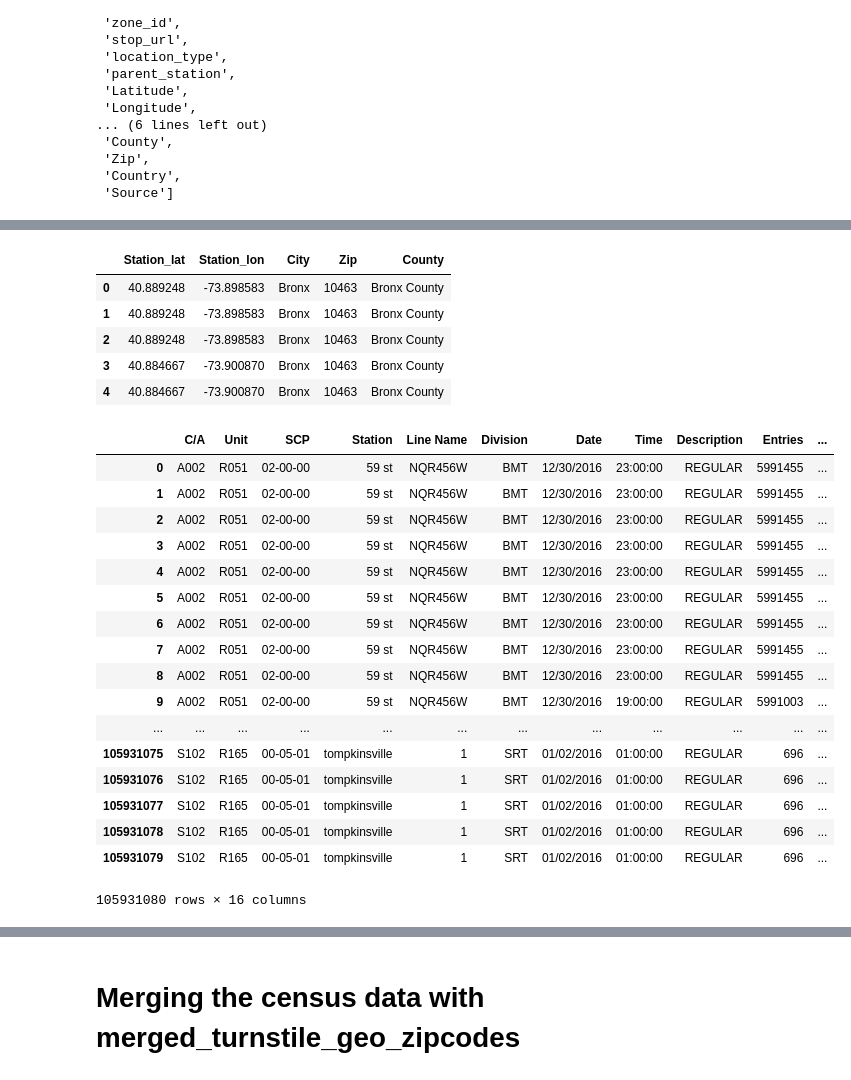
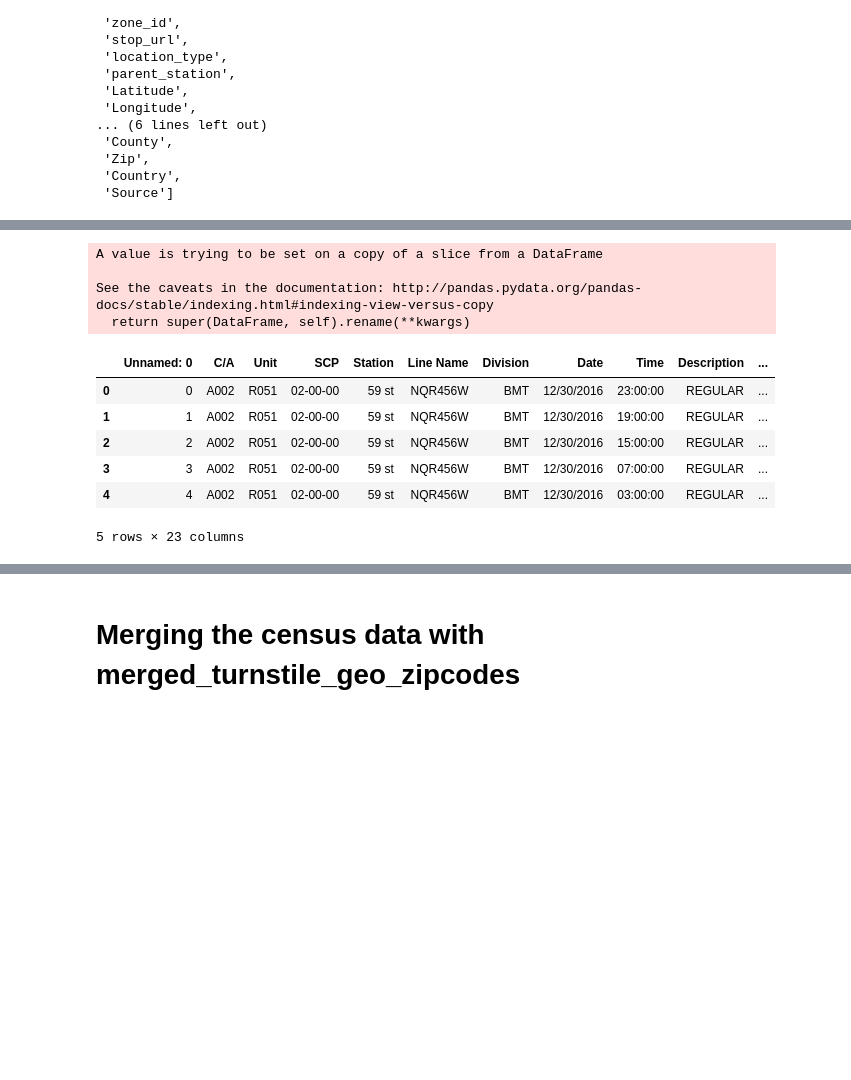
Before and after one commit to SuSu02202020/Final-Project, a Jupyter notebook: GeoLocation_Merged_Turnstile.ipynb, the cells around one changed output, grey strips where cells are left out. Saved outputs shown, nothing was run; the diff lists cells and outputs as text; code cells hidden in the pictures; blank space fills up the shorter version.

```diff
--- a/GeoLocation_Merged_Turnstile.ipynb
+++ b/GeoLocation_Merged_Turnstile.ipynb
@@ -87,6 +167,7 @@ list(df_geolocation)
 df_geolocation["stop_name"].nunique()
 # %% [output]
 380
+# %%
+df_geolocation = df_geolocation.drop_duplicates("stop_name")
 # %%
-new_df_geolocation = df_geolocation[['stop_name', 'stop_lat', 'stop_lon']].copy()
-new_df_geolocation.head()
+new_df_geolocation = df_geolocation[['stop_name', 'stop_lat', 'stop_lon']]
@@ -198,5 +267,4 @@ list(df_zicode)
  'Country',
  'Source']
 # %%
-new_df_zicode = df_zicode[['stop_lat', 'stop_lon', 'City', 'Zip', 'County' ]].copy()
-new_df_zicode.head()
+new_df_zicode = df_zicode[['stop_lat', 'stop_lon', 'City', 'Zip']]
@@ -210,32 +271,21 @@ new_df_zicode.head()
 # %%
 new_df_zicode.rename(columns = {'stop_lat': 'Station_lat', 'stop_lon': 'Station_lon'}, inplace=True)
-new_df_zicode.head()
 # %% [output]
-|  | Station_lat | Station_lon | City | Zip | County |
-| 0 | 40.889248 | -73.898583 | Bronx | 10463 | Bronx County |
-| 1 | 40.889248 | -73.898583 | Bronx | 10463 | Bronx County |
-| 2 | 40.889248 | -73.898583 | Bronx | 10463 | Bronx County |
-| 3 | 40.884667 | -73.900870 | Bronx | 10463 | Bronx County |
-| 4 | 40.884667 | -73.900870 | Bronx | 10463 | Bronx County |
+A value is trying to be set on a copy of a slice from a DataFrame
+
+See the caveats in the documentation: http://pandas.pydata.org/pandas-docs/stable/indexing.html#indexing-view-versus-copy
+  return super(DataFrame, self).rename(**kwargs)
+# %%
+#new_df_zicode.drop_duplicates(subset=None, keep='first', inplace=False)
+new_df_zicode = new_df_zicode.drop_duplicates(["Zip"])
 # %%
-merged_turnstile_geo_zipcodes = pd.merge(merged_turnstile_geo, new_df_zicode, on=['Station_lat', 'Station_lon'], how='inner')
-merged_turnstile_geo_zipcodes
+merged_turnstile_geo_zipcodes = pd.merge(merged_turnstile_geo, new_df_zicode, on=['Station_lat', 'Station_lon'], how='left')
+merged_turnstile_geo_zipcodes.head()
 # %% [output]
-|  | C/A | Unit | SCP | Station | Line Name | Division | Date | Time | Description | Entries | ... |
-| 0 | A002 | R051 | 02-00-00 | 59 st | NQR456W | BMT | 12/30/2016 | 23:00:00 | REGULAR | 5991455 | ... |
-| 1 | A002 | R051 | 02-00-00 | 59 st | NQR456W | BMT | 12/30/2016 | 23:00:00 | REGULAR | 5991455 | ... |
-| 2 | A002 | R051 | 02-00-00 | 59 st | NQR456W | BMT | 12/30/2016 | 23:00:00 | REGULAR | 5991455 | ... |
-| 3 | A002 | R051 | 02-00-00 | 59 st | NQR456W | BMT | 12/30/2016 | 23:00:00 | REGULAR | 5991455 | ... |
-| 4 | A002 | R051 | 02-00-00 | 59 st | NQR456W | BMT | 12/30/2016 | 23:00:00 | REGULAR | 5991455 | ... |
-| 5 | A002 | R051 | 02-00-00 | 59 st | NQR456W | BMT | 12/30/2016 | 23:00:00 | REGULAR | 5991455 | ... |
-| 6 | A002 | R051 | 02-00-00 | 59 st | NQR456W | BMT | 12/30/2016 | 23:00:00 | REGULAR | 5991455 | ... |
-| 7 | A002 | R051 | 02-00-00 | 59 st | NQR456W | BMT | 12/30/2016 | 23:00:00 | REGULAR | 5991455 | ... |
-| 8 | A002 | R051 | 02-00-00 | 59 st | NQR456W | BMT | 12/30/2016 | 23:00:00 | REGULAR | 5991455 | ... |
-| 9 | A002 | R051 | 02-00-00 | 59 st | NQR456W | BMT | 12/30/2016 | 19:00:00 | REGULAR | 5991003 | ... |
-| ... | ... | ... | ... | ... | ... | ... | ... | ... | ... | ... | ... |
-| 105931075 | S102 | R165 | 00-05-01 | tompkinsville | 1 | SRT | 01/02/2016 | 01:00:00 | REGULAR | 696 | ... |
-| 105931076 | S102 | R165 | 00-05-01 | tompkinsville | 1 | SRT | 01/02/2016 | 01:00:00 | REGULAR | 696 | ... |
-| 105931077 | S102 | R165 | 00-05-01 | tompkinsville | 1 | SRT | 01/02/2016 | 01:00:00 | REGULAR | 696 | ... |
-| 105931078 | S102 | R165 | 00-05-01 | tompkinsville | 1 | SRT | 01/02/2016 | 01:00:00 | REGULAR | 696 | ... |
-| 105931079 | S102 | R165 | 00-05-01 | tompkinsville | 1 | SRT | 01/02/2016 | 01:00:00 | REGULAR | 696 | ... |
+|  | Unnamed: 0 | C/A | Unit | SCP | Station | Line Name | Division | Date | Time | Description | ... |
+| 0 | 0 | A002 | R051 | 02-00-00 | 59 st | NQR456W | BMT | 12/30/2016 | 23:00:00 | REGULAR | ... |
+| 1 | 1 | A002 | R051 | 02-00-00 | 59 st | NQR456W | BMT | 12/30/2016 | 19:00:00 | REGULAR | ... |
+| 2 | 2 | A002 | R051 | 02-00-00 | 59 st | NQR456W | BMT | 12/30/2016 | 15:00:00 | REGULAR | ... |
+| 3 | 3 | A002 | R051 | 02-00-00 | 59 st | NQR456W | BMT | 12/30/2016 | 07:00:00 | REGULAR | ... |
+| 4 | 4 | A002 | R051 | 02-00-00 | 59 st | NQR456W | BMT | 12/30/2016 | 03:00:00 | REGULAR | ... |
-105931080 rows × 16 columns
+5 rows × 23 columns
```
Also changed, not shown: parts of 60 cells of this notebook, 1 other file.
